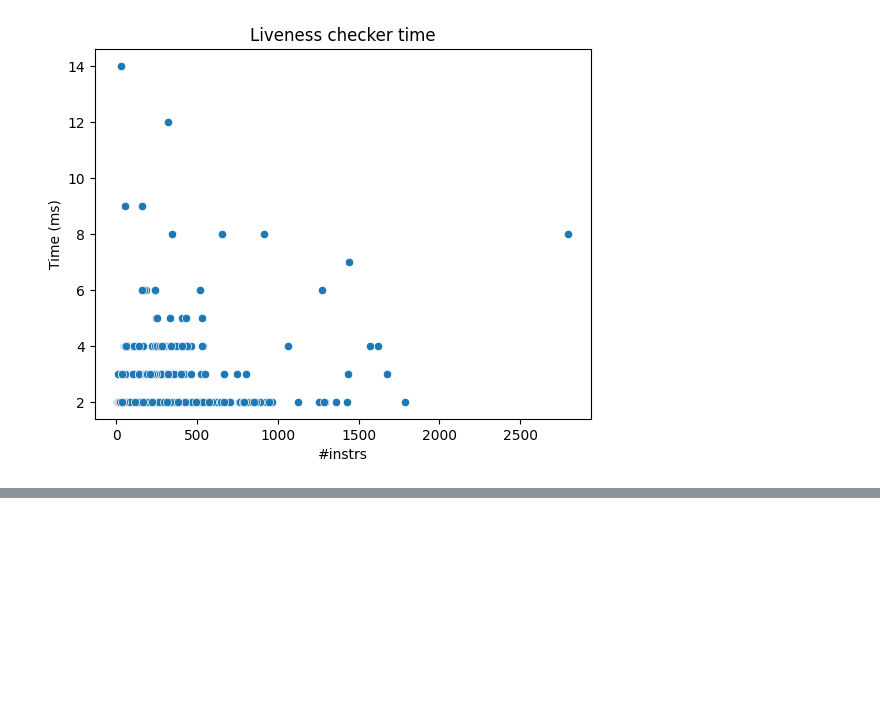
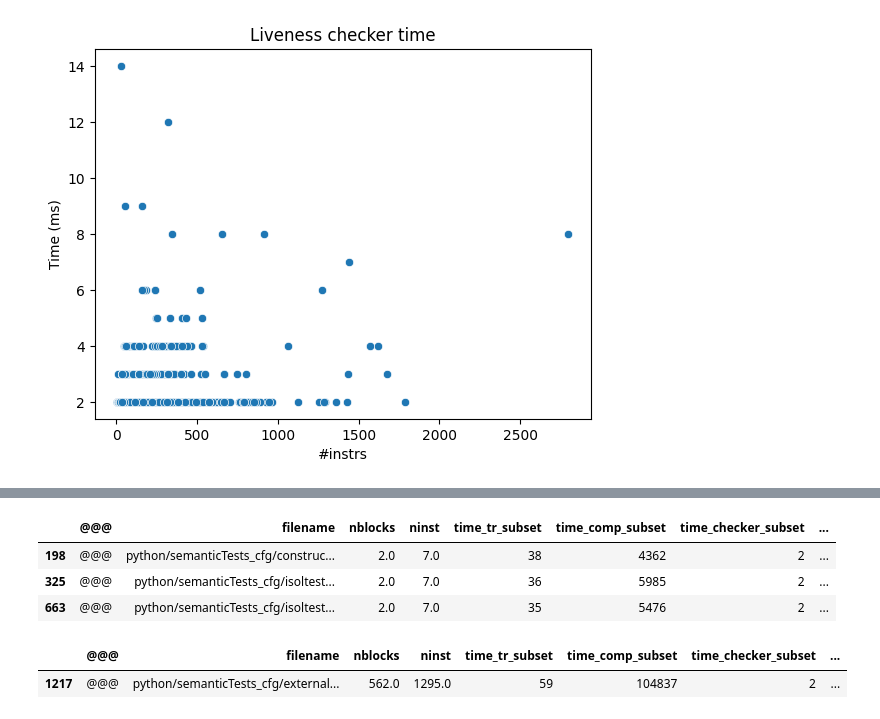
Before and after one commit to costa-group/foryu, a Jupyter notebook: benchmark/times.ipynb, the cells around one changed output, grey strips where cells are left out. Saved outputs shown, nothing was run; the diff lists cells and outputs as text; code cells hidden in the pictures; blank space fills up the shorter version.

```diff
--- a/benchmark/times.ipynb
+++ b/benchmark/times.ipynb
@@ -108,0 +153,12 @@ plt.show()
+# %%
+df[df['nblocks'] == 2]
+# %% [output]
+|  | @@@ | filename | nblocks | ninst | time_tr_subset | time_comp_subset | time_checker_subset | ... |
+| 198 | @@@ | python/semanticTests_cfg/construc... | 2.0 | 7.0 | 38 | 4362 | 2 | ... |
+| 325 | @@@ | python/semanticTests_cfg/isoltest... | 2.0 | 7.0 | 36 | 5985 | 2 | ... |
+| 663 | @@@ | python/semanticTests_cfg/isoltest... | 2.0 | 7.0 | 35 | 5476 | 2 | ... |
+# %%
+df[df['nblocks'] == 562]
+# %% [output]
+|  | @@@ | filename | nblocks | ninst | time_tr_subset | time_comp_subset | time_checker_subset | ... |
+| 1217 | @@@ | python/semanticTests_cfg/external... | 562.0 | 1295.0 | 59 | 104837 | 2 | ... |
```
Also changed, not shown: parts of 4 cells of this notebook, 19 other files.
